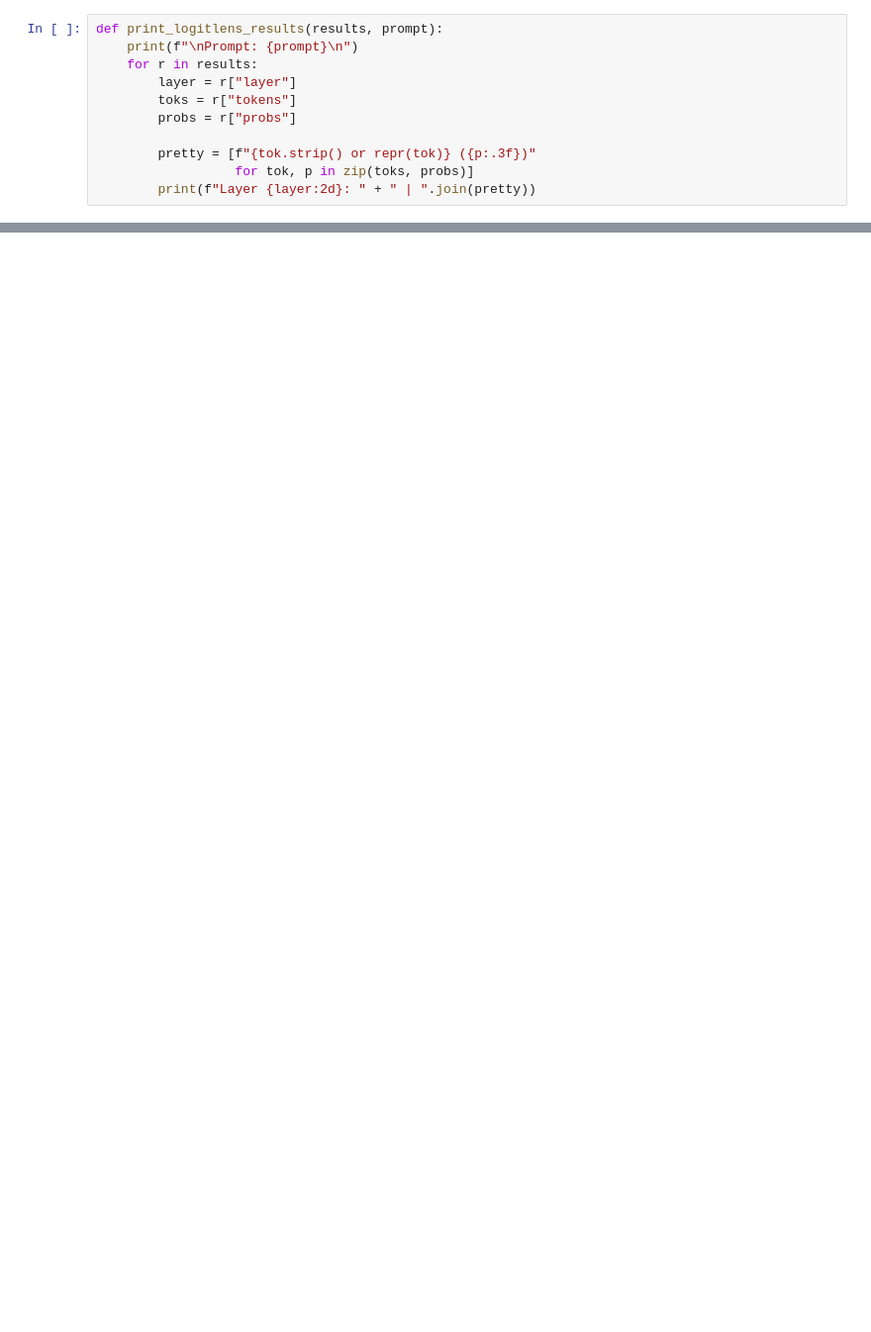
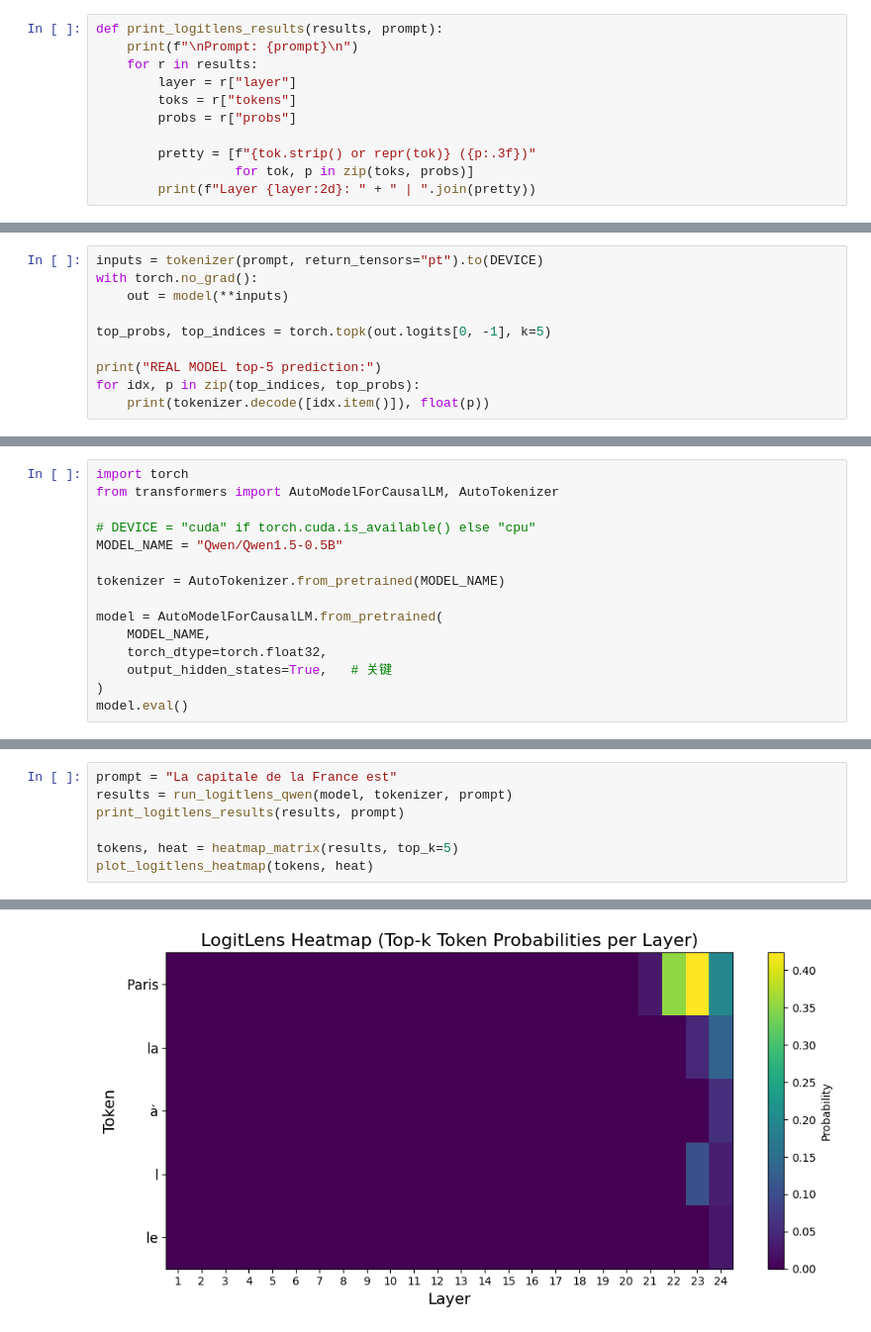
Before and after one commit to jiayi-ji01/Mechanistic-Multilingual-LLM, a Jupyter notebook: ex01.ipynb, the cells around one changed output, grey strips where cells are left out. Shown at 99% size. Saved outputs shown, nothing was run; the diff lists cells and outputs as text; blank space fills up the shorter version.

```diff
--- a/ex01.ipynb
+++ b/ex01.ipynb
@@ -73,0 +121,10 @@ Layer 12: the (0.038) | a (0.022) | , (0.019) | in (0.018) | to (0.012)
+# %%
+inputs = tokenizer(prompt, return_tensors="pt").to(DEVICE)
+with torch.no_grad():
+    out = model(**inputs)
+
+top_probs, top_indices = torch.topk(out.logits[0, -1], k=5)
+
+print("REAL MODEL top-5 prediction:")
+for idx, p in zip(top_indices, top_probs):
+    print(tokenizer.decode([idx.item()]), float(p))
@@ -73,0 +140,15 @@ Layer 12: the (0.038) | a (0.022) | , (0.019) | in (0.018) | to (0.012)
+# %%
+import torch
+from transformers import AutoModelForCausalLM, AutoTokenizer
+
+# DEVICE = "cuda" if torch.cuda.is_available() else "cpu"
+MODEL_NAME = "Qwen/Qwen1.5-0.5B"
+
+tokenizer = AutoTokenizer.from_pretrained(MODEL_NAME)
+
+model = AutoModelForCausalLM.from_pretrained(
+    MODEL_NAME,
+    torch_dtype=torch.float32,
+    output_hidden_states=True,   # 关键
+)
+model.eval()
@@ -73,0 +216,8 @@ Layer 12: the (0.038) | a (0.022) | , (0.019) | in (0.018) | to (0.012)
+# %%
+prompt = "La capitale de la France est"
+results = run_logitlens_qwen(model, tokenizer, prompt)
+print_logitlens_results(results, prompt)
+
+tokens, heat = heatmap_matrix(results, top_k=5)
+plot_logitlens_heatmap(tokens, heat)
+# %% [output]
@@ -73,0 +241 @@ Layer 12: the (0.038) | a (0.022) | , (0.019) | in (0.018) | to (0.012)
+[figure, added]
```
Also changed, not shown: parts of 13 cells of this notebook.
